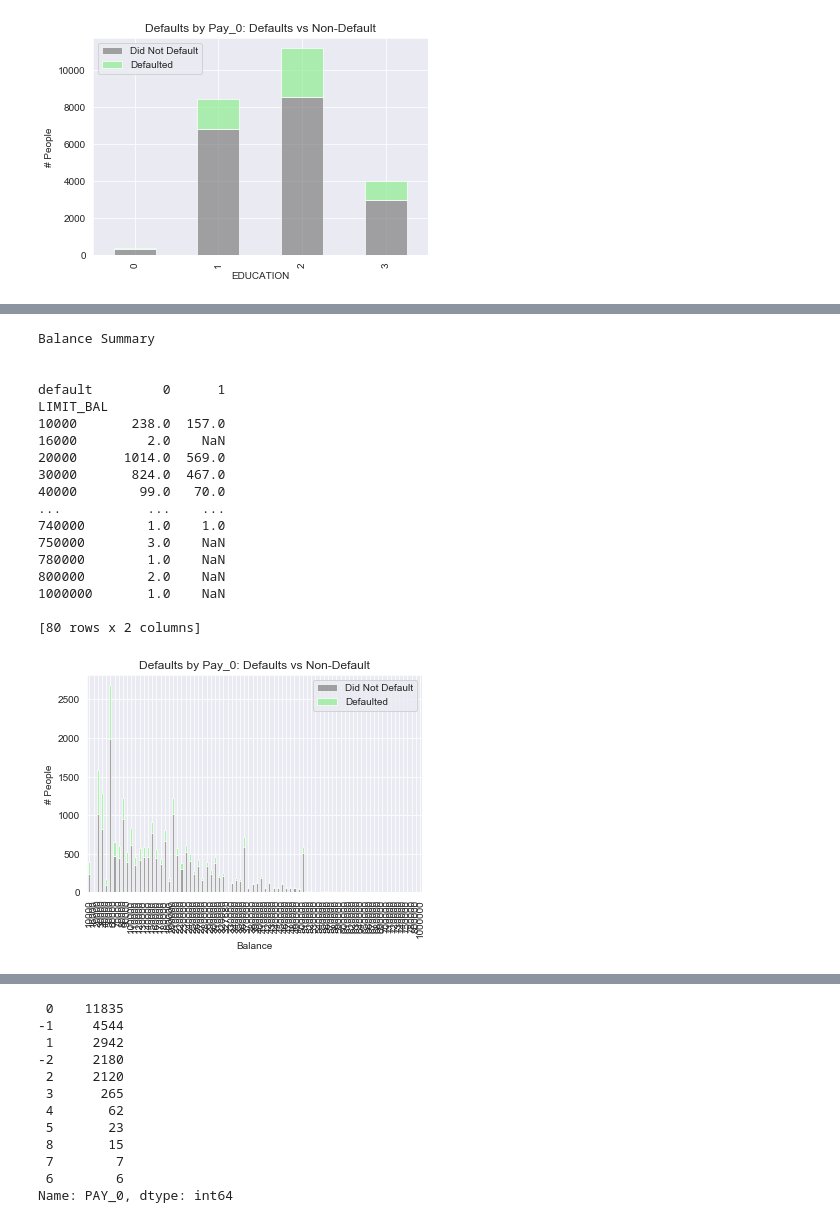
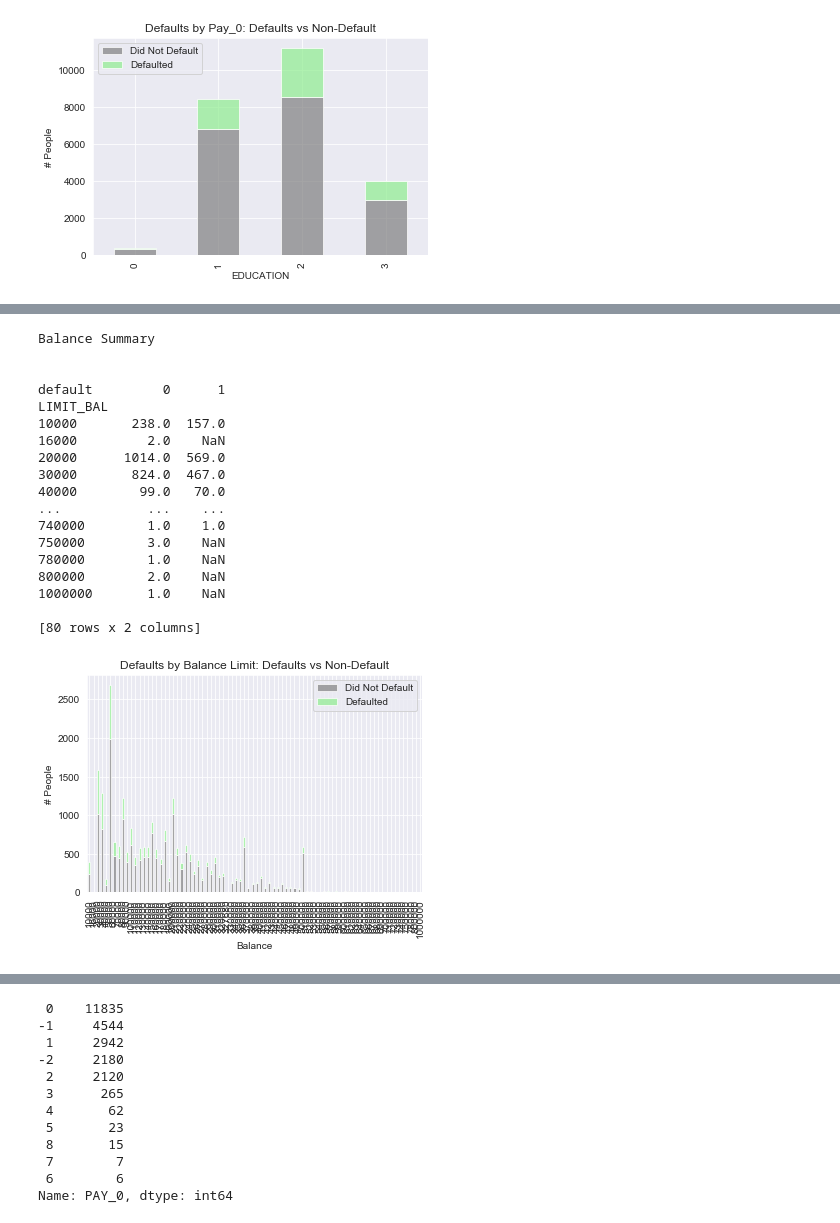
Before and after one commit to CaryMosley/Mod3Bakeoff, a Jupyter notebook: CaryBake.ipynb, the cells around one changed output, grey strips where cells are left out. Drawn from its saved outputs; the diff is of its cells as text; code cells hidden in the pictures.

Commit message:
more graphs

```diff
--- a/CaryBake.ipynb
+++ b/CaryBake.ipynb
@@ -509,39 +576,39 @@ MARRIAGE
 # %%
-# Age summary
+# Balance summary
 print('Balance Summary')
 
 print('\n')
 print(df.groupby(['LIMIT_BAL','default']).LIMIT_BAL.count().unstack())
 
-# Passenger class visualization
+# Default visualization
 pclass = df.groupby(['LIMIT_BAL','default']).LIMIT_BAL.count().unstack()
 p1 = pclass.plot(kind = 'bar', stacked = True,
-                   title = 'Defaults by Pay_0: Defaults vs Non-Default',
+                   title = 'Defaults by Balance Limit: Defaults vs Non-Default',
                    color = ['grey','lightgreen'], alpha = .70)
 p1.set_xlabel('Balance')
 p1.set_ylabel('# People')
 p1.legend(['Did Not Default','Defaulted'])
 plt.show()
 # %% [output]
 Balance Summary
 
 
 default         0      1
 LIMIT_BAL
 10000       238.0  157.0
 16000         2.0    NaN
 20000      1014.0  569.0
 30000       824.0  467.0
 40000        99.0   70.0
 ...           ...    ...
 740000        1.0    1.0
 750000        3.0    NaN
 780000        1.0    NaN
 800000        2.0    NaN
 1000000       1.0    NaN
 
 [80 rows x 2 columns]
-[figure, old version]
+[figure, new version]
 # %%
 df.describe()
 # %% [output]
```
Also changed, not shown: parts of 19 cells of this notebook.
